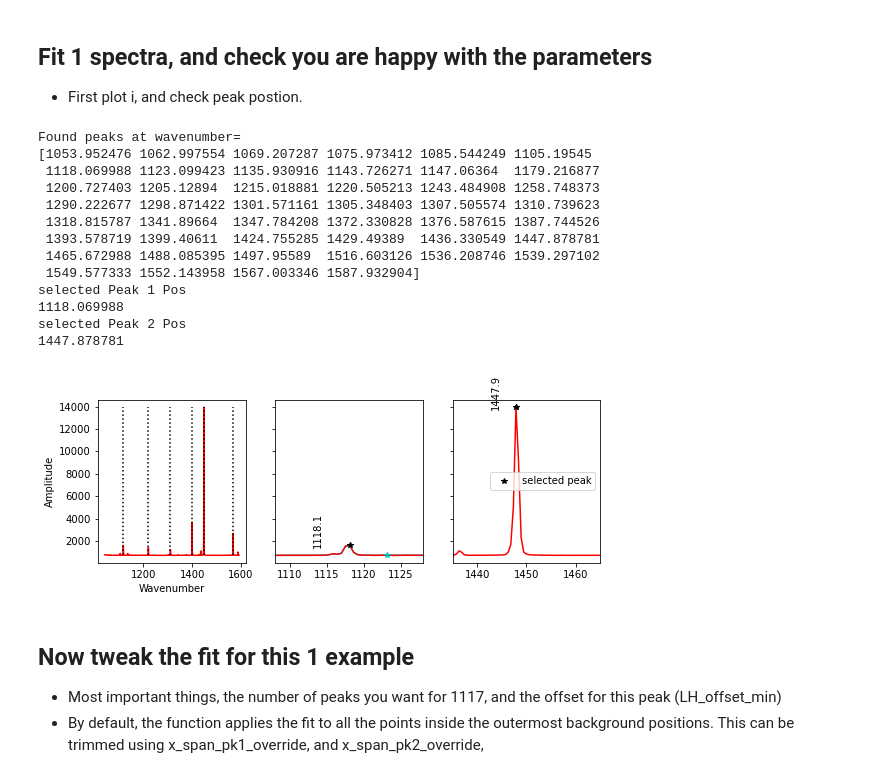
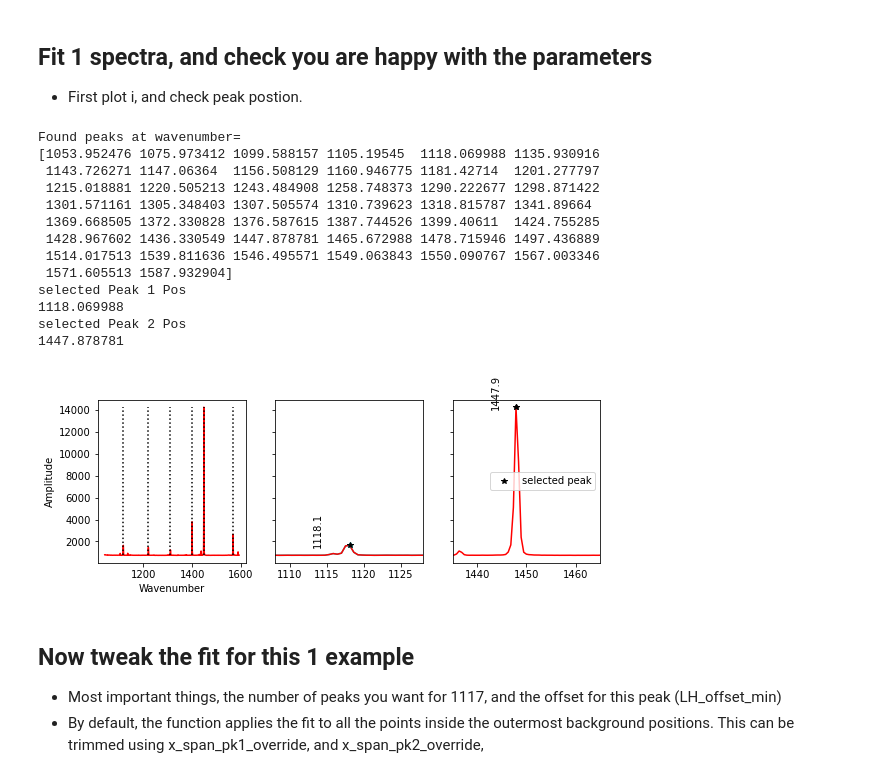
Before and after one commit to PennyWieser/DiadFit, a Jupyter notebook: docs/Examples/Ne_Line_Fitting/Ne_Line_Fitting_Loop_headlesstxt.ipynb, the cells around one changed output. Saved outputs shown, nothing was run; the diff lists cells and outputs as text; code cells hidden in the pictures.

```diff
--- a/docs/Examples/Ne_Line_Fitting/Ne_Line_Fitting_Loop_headlesstxt.ipynb
+++ b/docs/Examples/Ne_Line_Fitting/Ne_Line_Fitting_Loop_headlesstxt.ipynb
@@ -23,31 +23,31 @@ Ne_files=pf.get_Ne_files(path=path, ID_str=ID_str, exclude_str=exclude_str, sort
 ## Fit 1 spectra, and check you are happy with the parameters
 - First plot i, and check peak postion.
 # %%
-filename=Ne_files[1]  # Or you could put a string here, like 'NE1.txt'
+filename=Ne_files[0]  # Or you could put a string here, like 'NE1.txt'
 # You might need to adjust if your spectra is way off
 peak1_cent=1118
 peak2_cent=1450
 
 
 Ne, df_sort_Ne_trim, nearest_1117, nearest_1447=pf.plot_Ne_lines(path=path, filename=filename, filetype=filetype,
 n_peaks=6, peak1_cent=peak1_cent, peak2_cent=peak2_cent,
 height=10, threshold=0.6, distance=1, prominence=10, width=1, exclude_range_1=None,
 exclude_range_2=None)
 # %% [output]
 Found peaks at wavenumber=
-[1053.952476 1062.997554 1069.207287 1075.973412 1085.544249 1105.19545
- 1118.069988 1123.099423 1135.930916 1143.726271 1147.06364  1179.216877
- 1200.727403 1205.12894  1215.018881 1220.505213 1243.484908 1258.748373
- 1290.222677 1298.871422 1301.571161 1305.348403 1307.505574 1310.739623
- 1318.815787 1341.89664  1347.784208 1372.330828 1376.587615 1387.744526
- 1393.578719 1399.40611  1424.755285 1429.49389  1436.330549 1447.878781
- 1465.672988 1488.085395 1497.95589  1516.603126 1536.208746 1539.297102
- 1549.577333 1552.143958 1567.003346 1587.932904]
+[1053.952476 1075.973412 1099.588157 1105.19545  1118.069988 1135.930916
+ 1143.726271 1147.06364  1156.508129 1160.946775 1181.42714  1201.277797
+ 1215.018881 1220.505213 1243.484908 1258.748373 1290.222677 1298.871422
+ 1301.571161 1305.348403 1307.505574 1310.739623 1318.815787 1341.89664
+ 1369.668505 1372.330828 1376.587615 1387.744526 1399.40611  1424.755285
+ 1428.967602 1436.330549 1447.878781 1465.672988 1478.715946 1497.436889
+ 1514.017513 1539.811636 1546.495571 1549.063843 1550.090767 1567.003346
+ 1571.605513 1587.932904]
 selected Peak 1 Pos
 1118.069988
 selected Peak 2 Pos
 1447.878781
-[figure, old version]
+[figure, new version]
 # %% [markdown]
 ## Now tweak the fit for this 1 example
 - Most important things, the number of peaks you want for 1117, and the offset for this peak (LH_offset_min)
```
Also changed, not shown: parts of 5 cells of this notebook, 14 other files.
